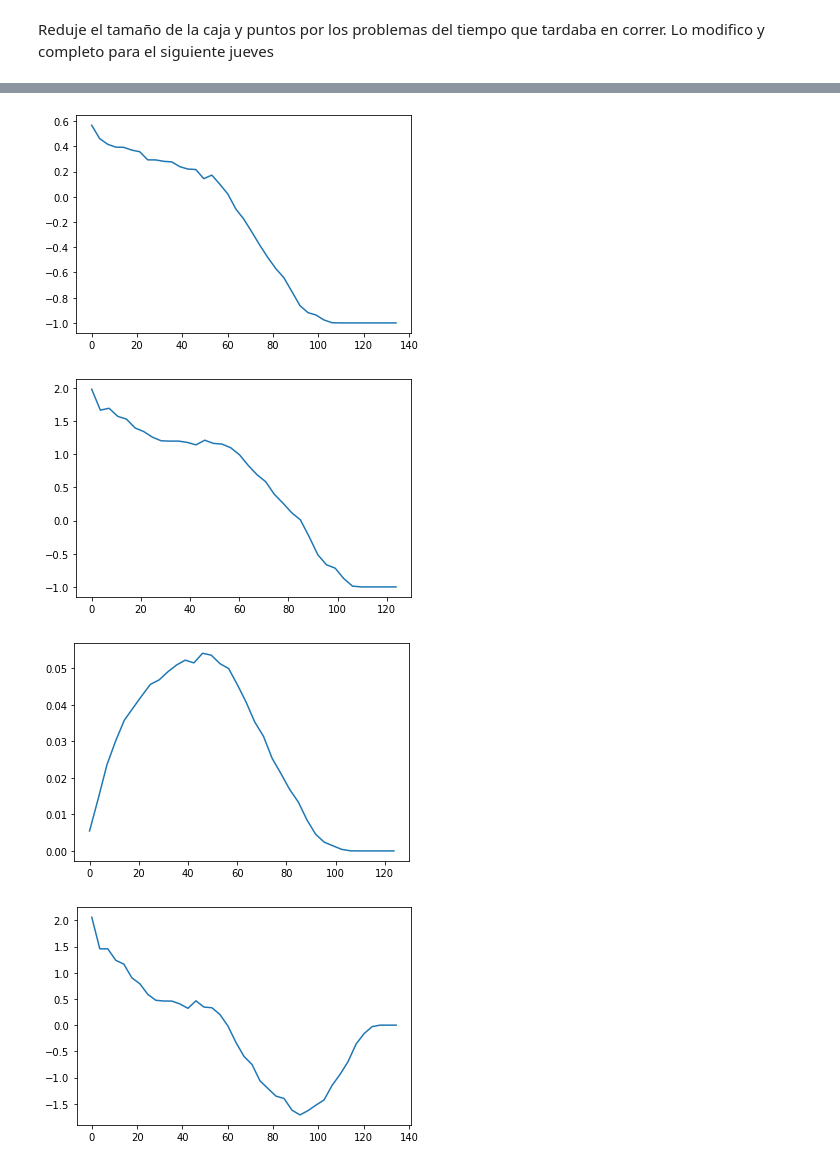
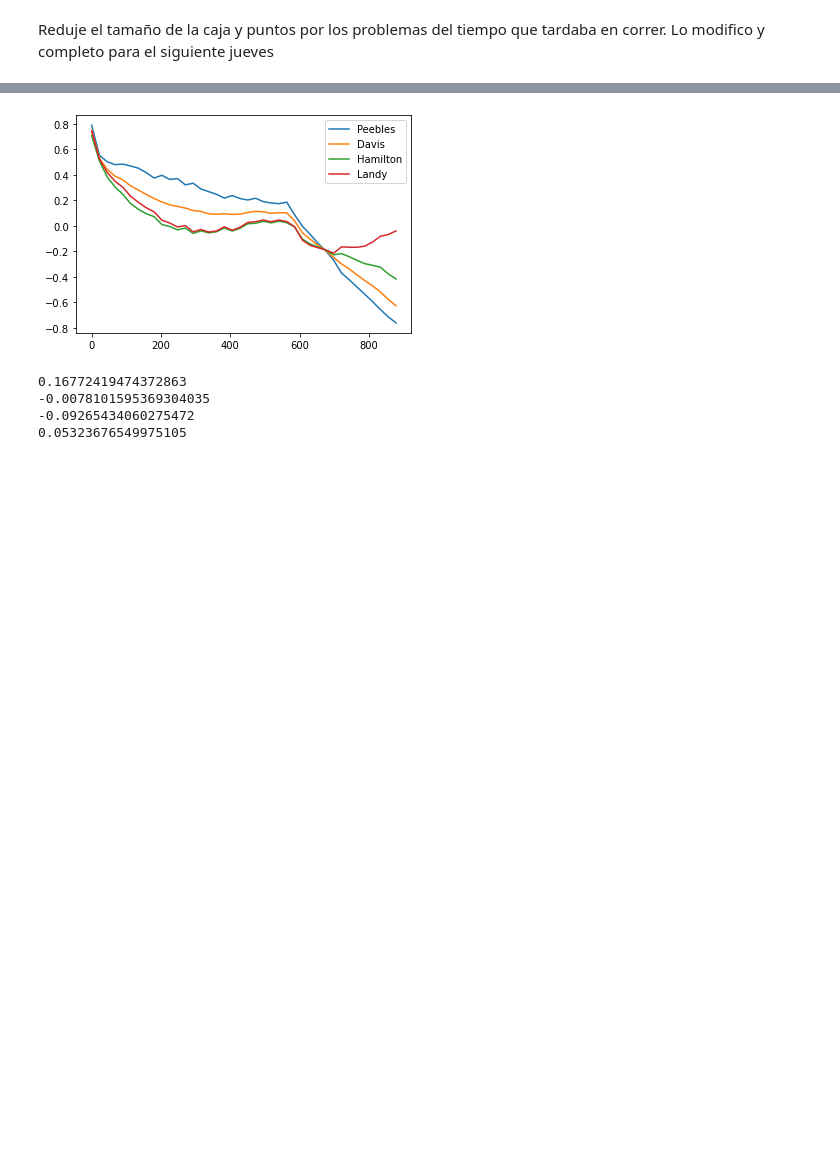
Before and after one commit to LabAvanzadoCosmo/ejercicios-FabianHdzGtz, a Jupyter notebook: Ejercicios2/Ejercicios2.ipynb, the cells around one changed output, grey strips where cells are left out. Cells and saved outputs as stored; diff of their text form; code cells hidden in the pictures; blank space fills up the shorter version.

```diff
--- a/Ejercicios2/Ejercicios2.ipynb
+++ b/Ejercicios2/Ejercicios2.ipynb
@@ -63,6 +59,6 @@ plt.show()
 # %%
-R=30
-N=100
+R=300
+N=1000
 phi = np.random.uniform(0,2*np.pi,N)
 costheta =np.random.uniform(-1,1,N)
 u = np.random.uniform(0,R**2,N)
@@ -71,8 +67,8 @@ theta = np.arccos( costheta )
 r =  u**(1/2)
 
 datos_disco=np.zeros(shape=(N,2), dtype=float)
-datos_disco[:,0] = r * np.cos( phi) +50
-datos_disco[:,1] = r * np.sin( phi) +50
+datos_disco[:,0] = r * np.cos( phi) +500
+datos_disco[:,1] = r * np.sin( phi) +500
 
 
 
@@ -108,15 +109,15 @@ plt.show()
 # %%
-N=10 #numero puntos por anillo
+N=100 #numero puntos por anillo
 NA=50 #numero de anillos
-R0=29 #radio interior
-Rf=30 #radio exterior
+R0=290 #radio interior
+Rf=300 #radio exterior
 
 datos_anillos=np.zeros(shape=(N*NA,2), dtype=float)
 x=[]
 y=[]
 for i in range(NA):
-    x0=np.random.uniform(30,70)
-    y0=np.random.uniform(30,70)
+    x0=np.random.uniform(300,700)
+    y0=np.random.uniform(300,700)
     phi = np.random.uniform(0,2*np.pi,N)
     costheta =np.random.uniform(-1,1,N)
     u = np.random.uniform(R0**2,Rf**2,N)
@@ -261,25 +279,32 @@ plt.show()
 # %%
-L=100
+L=1000
 num_bins=40
-anillos_DD=DD(len(datos_anillos),L,datos_anillos,num_bins)
-anillos_DR=DR(len(datos_random),len(datos_anillos),L,datos_random,datos_anillos,num_bins)
+Lmax=900
+RR=DD(len(datos_random),L,datos_random,num_bins,Lmax)
+anillos_DD=DD(len(datos_anillos),L,datos_anillos,num_bins,Lmax)
+anillos_DR=DR(len(datos_random),len(datos_anillos),L,datos_random,datos_anillos,num_bins,Lmax)
 
 FC=np.divide(anillos_DD,RR)-1
-FC_Hamilton=np.divide(np.multiply(anillos_DD,RR),anillos_DR)
-FC_Davis=(len(datos_random)/len(datos_anillos))*np.divide(anillos_DD,anillos_DR)-1
-FC_Landy=(len(datos_random)/len(datos_anillos))**2 *np.divide(anillos_DD,RR)-2*(len(datos_random)/len(datos_anillos))*np.divide(anillos_DR,RR)
+FC_Hamilton=np.divide(np.multiply(anillos_DD,RR),np.multiply(anillos_DR,anillos_DR))-1
+FC_Davis=np.divide(anillos_DD,anillos_DR)-1
+FC_Landy=np.divide(anillos_DD,RR)-2*np.divide(anillos_DR,RR)+1
 
-langs = np.arange(0,np.sqrt(2)*L,np.sqrt(2)*L/num_bins)
-plt.plot(langs,FC)
+langs = np.arange(0,Lmax,Lmax/num_bins)
+plt.plot(langs,FC, label='Peebles')
+plt.plot(langs,FC_Davis,label='Davis')
+plt.plot(langs,FC_Hamilton,label='Hamilton')
+plt.plot(langs,FC_Landy,label='Landy')
+plt.legend()
 plt.show()
-plt.plot(langs,FC_Davis)
-plt.show()
-plt.plot(langs,FC_Hamilton)
-plt.show()
-plt.plot(langs,FC_Landy)
-plt.show()
+
+#integrales
+print(sum(FC*(num_bins/Lmax)))
+print(sum(FC_Davis[2:]*(num_bins/Lmax)))
+print(sum(FC_Hamilton[2:]*(num_bins/Lmax)))
+print(sum(FC_Landy*(num_bins/Lmax)))
 # %% [output]
-[figure, old version]
+[figure, new version]
-[figure, removed]
-[figure, removed]
-[figure, removed]
+0.16772419474372863
+-0.0078101595369304035
+-0.09265434060275472
+0.05323676549975105
```
Also changed, not shown: parts of 12 cells of this notebook.
